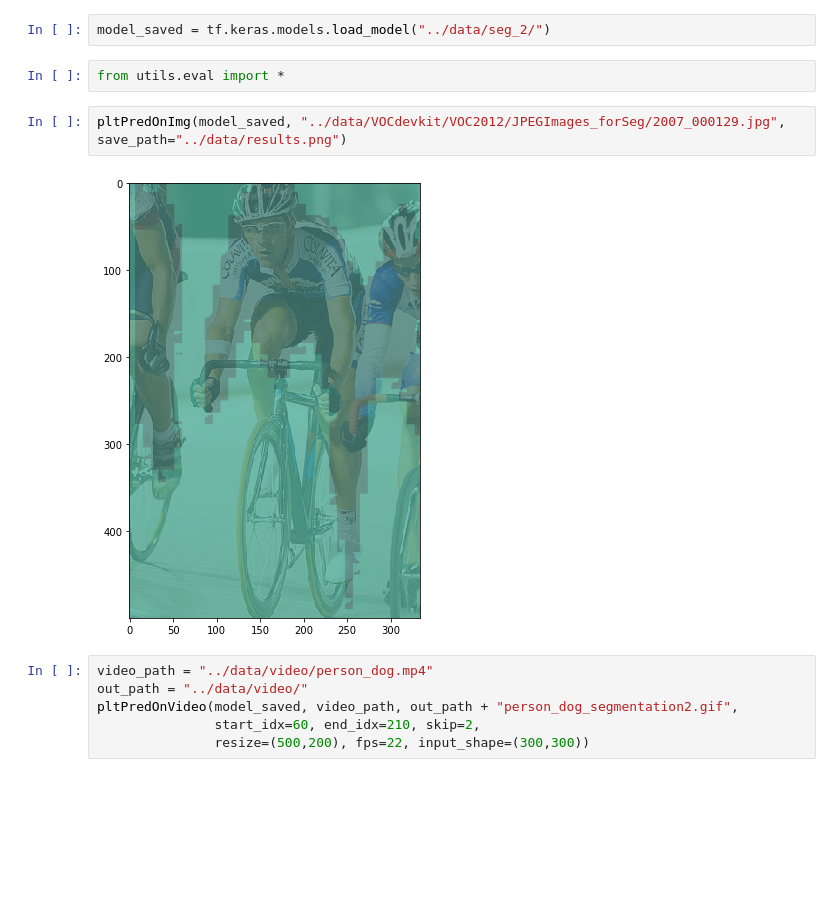
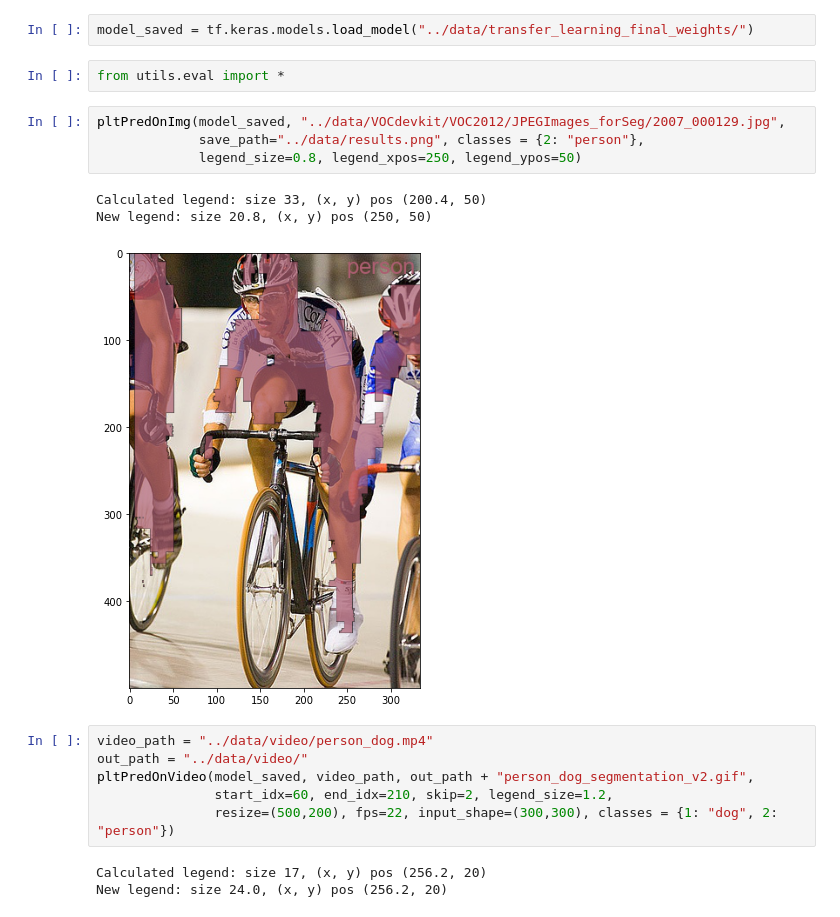
Before and after one commit to Apiquet/Segmentation, a Jupyter notebook: FCN8_test.ipynb, the cells around one changed output. Cells and saved outputs as stored; diff of their text form; blank space fills up the shorter version.

```diff
--- a/FCN8_test.ipynb
+++ b/FCN8_test.ipynb
@@ -40,14 +43,21 @@ model = FCN8(tracker_ssd_path = tracker_path,
 # %%
-model_saved = tf.keras.models.load_model("../data/seg_2/")
+model_saved = tf.keras.models.load_model("../data/transfer_learning_final_weights/")
 # %%
 from utils.eval import *
 # %%
-pltPredOnImg(model_saved, "../data/VOCdevkit/VOC2012/JPEGImages_forSeg/2007_000129.jpg", save_path="../data/results.png")
+pltPredOnImg(model_saved, "../data/VOCdevkit/VOC2012/JPEGImages_forSeg/2007_000129.jpg",
+             save_path="../data/results.png", classes = {2: "person"},
+             legend_size=0.8, legend_xpos=250, legend_ypos=50)
 # %% [output]
+Calculated legend: size 33, (x, y) pos (200.4, 50)
+New legend: size 20.8, (x, y) pos (250, 50)
-[figure, old version]
+[figure, new version]
 # %%
 video_path = "../data/video/person_dog.mp4"
 out_path = "../data/video/"
-pltPredOnVideo(model_saved, video_path, out_path + "person_dog_segmentation2.gif",
-               start_idx=60, end_idx=210, skip=2,
-               resize=(500,200), fps=22, input_shape=(300,300))
+pltPredOnVideo(model_saved, video_path, out_path + "person_dog_segmentation_v2.gif",
+               start_idx=60, end_idx=210, skip=2, legend_size=1.2,
+               resize=(500,200), fps=22, input_shape=(300,300), classes = {1: "dog", 2: "person"})
+# %% [output]
+Calculated legend: size 17, (x, y) pos (256.2, 20)
+New legend: size 24.0, (x, y) pos (256.2, 20)
```
Also changed, not shown: parts of 1 cell of this notebook, 1 other file.
